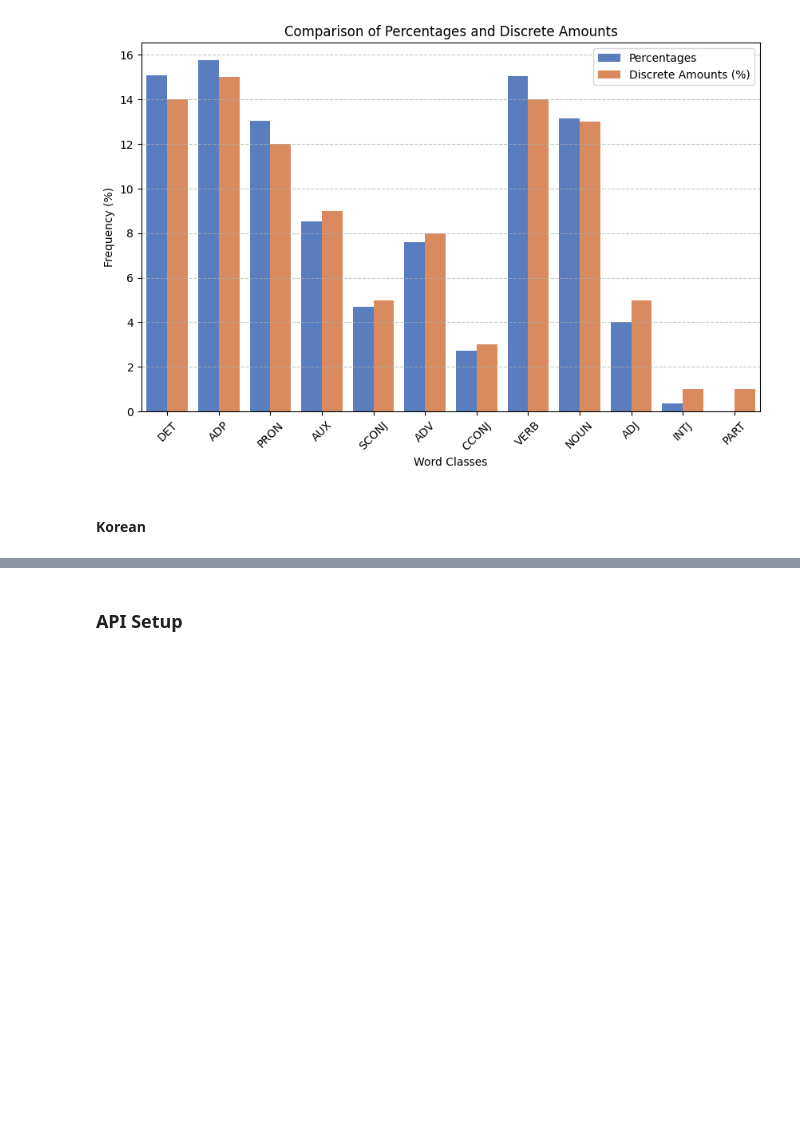
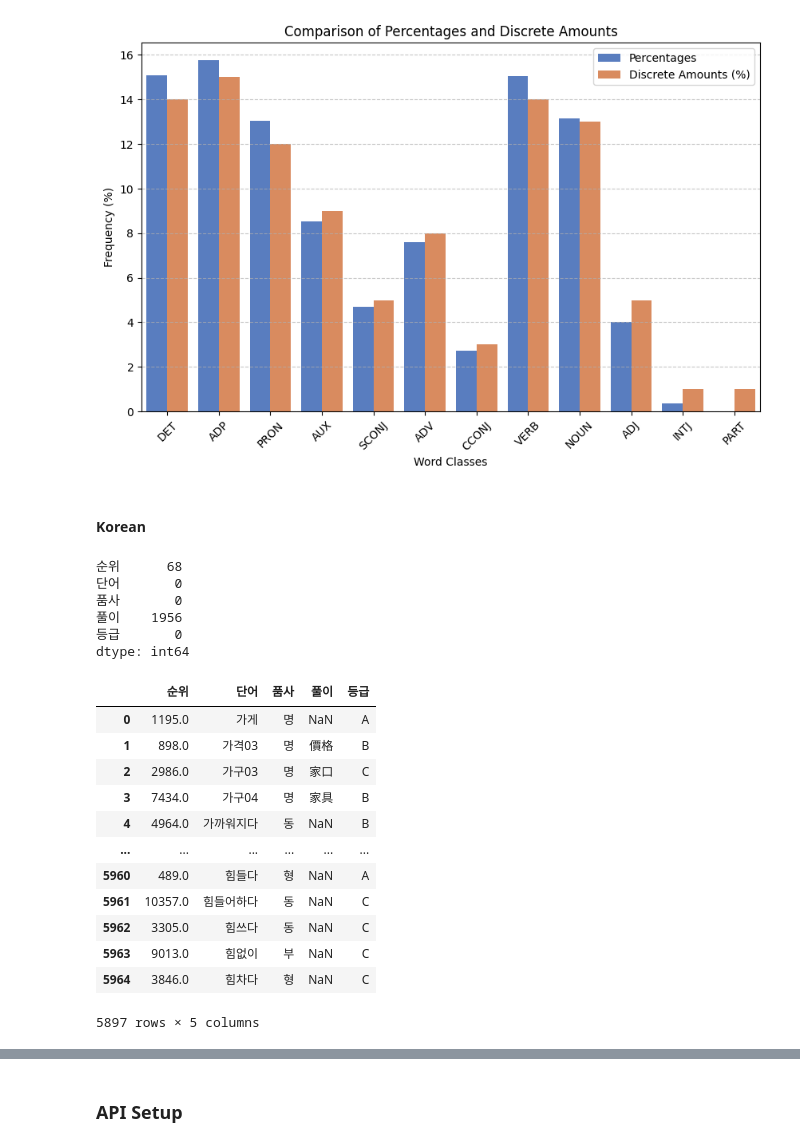
Before and after one commit to mitzeus/NILAS, a Jupyter notebook: main.ipynb, the cells around one changed output, grey strips where cells are left out. Cells and saved outputs as stored; diff of their text form; code cells hidden in the pictures; blank space fills up the shorter version.

```diff
--- a/main.ipynb
+++ b/main.ipynb
@@ -310,0 +309,26 @@ display(hamilton_fig[0])
+# %%
+korean_raw = pd.read_csv("data/2-extracted/korean.csv", sep=";")  # import
+korean_raw.isnull().sum()
+# %% [output]
+순위      68
+단어       0
+품사       0
+풀이    1956
+등급       0
+dtype: int64
+# %%
+korean_raw
+# %% [output]
+|  | 순위 | 단어 | 품사 | 풀이 | 등급 |
+| 0 | 1195.0 | 가게 | 명 | NaN | A |
+| 1 | 898.0 | 가격03 | 명 | 價格 | B |
+| 2 | 2986.0 | 가구03 | 명 | 家口 | C |
+| 3 | 7434.0 | 가구04 | 명 | 家具 | B |
+| 4 | 4964.0 | 가까워지다 | 동 | NaN | B |
+| ... | ... | ... | ... | ... | ... |
+| 5960 | 489.0 | 힘들다 | 형 | NaN | A |
+| 5961 | 10357.0 | 힘들어하다 | 동 | NaN | C |
+| 5962 | 3305.0 | 힘쓰다 | 동 | NaN | C |
+| 5963 | 9013.0 | 힘없이 | 부 | NaN | C |
+| 5964 | 3846.0 | 힘차다 | 형 | NaN | C |
+5897 rows × 5 columns
```
Also changed, not shown: parts of 7 cells of this notebook, 4 other files.
